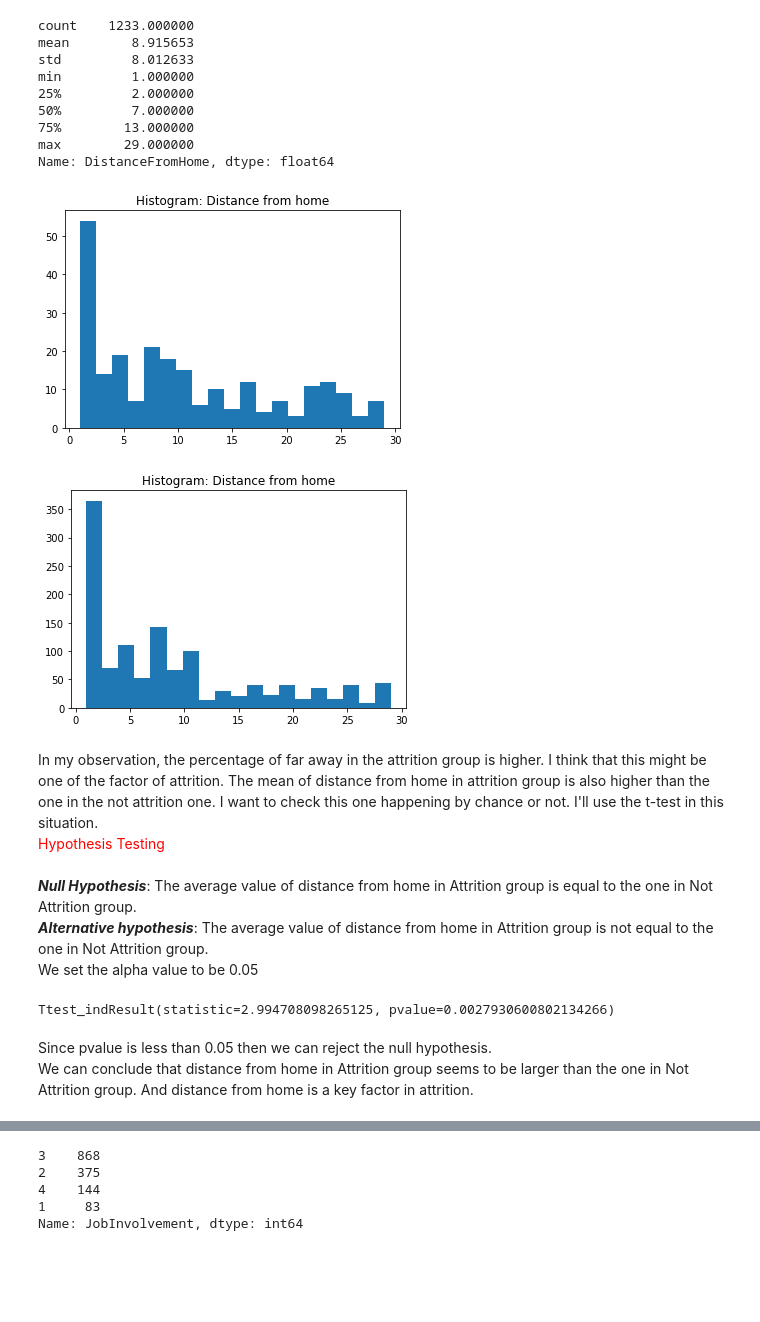
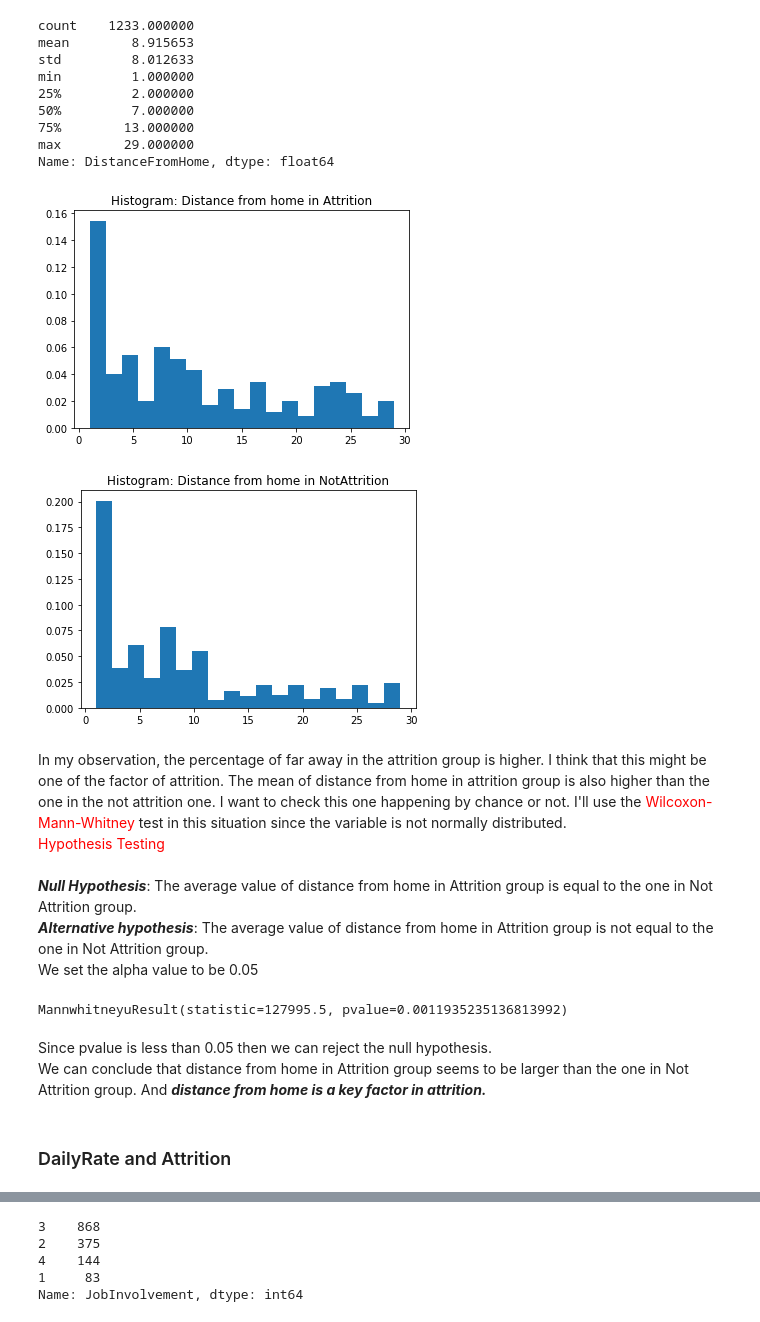
Before and after one commit to tcthanh812/CBD-Robotics, a Jupyter notebook: Assignment 2.ipynb, the cells around one changed output, grey strips where cells are left out. Drawn from its saved outputs; the diff is of its cells as text; code cells hidden in the pictures; blank space fills up the shorter version.

```diff
--- a/Assignment 2.ipynb
+++ b/Assignment 2.ipynb
@@ -315,20 +318,20 @@ max        29.000000
 Name: DistanceFromHome, dtype: float64
 # %%
 bins = np.linspace(1, 29, 20)
-pyplot.hist(Attrition['DistanceFromHome'],bins)
-pyplot.title('Histogram: Distance from home')
+pyplot.hist(Attrition['DistanceFromHome'],bins,density=True)
+pyplot.title('Histogram: Distance from home in Attrition')
 pyplot.show()
 # %% [output]
-[figure, old version]
+[figure, new version]
 # %%
 bins = np.linspace(1, 29, 20)
-pyplot.hist(NotAttrition['DistanceFromHome'],bins)
-pyplot.title('Histogram: Distance from home')
+pyplot.hist(NotAttrition['DistanceFromHome'],bins,density=True)
+pyplot.title('Histogram: Distance from home in NotAttrition')
 pyplot.show()
 # %% [output]
-[figure, old version]
+[figure, new version]
 # %% [markdown]
-In my observation, the percentage of far away in the attrition group is higher. I think that this might be one of the factor of attrition. The mean of distance from home in attrition group is also higher than the one in the not attrition one. I want to check this one happening by chance or not. I'll use the t-test in this situation.
+In my observation, the percentage of far away in the attrition group is higher. I think that this might be one of the factor of attrition. The mean of distance from home in attrition group is also higher than the one in the not attrition one. I want to check this one happening by chance or not. I'll use the <font color='red'>Wilcoxon-Mann-Whitney</font> test in this situation since the variable is not normally distributed.
 <br>
 <font color=red>Hypothesis Testing</font>
 <br>
@@ -339,10 +342,12 @@ In my observation, the percentage of far away in the attrition group is higher.
 <br>
 We set the alpha value to be 0.05
 # %%
-stats.ttest_ind(Attrition['DistanceFromHome'],NotAttrition['DistanceFromHome'])
+stats.mannwhitneyu(Attrition['DistanceFromHome'],NotAttrition['DistanceFromHome'])
 # %% [output]
-Ttest_indResult(statistic=2.994708098265125, pvalue=0.0027930600802134266)
+MannwhitneyuResult(statistic=127995.5, pvalue=0.0011935235136813992)
 # %% [markdown]
 Since pvalue is less than 0.05 then we can reject the null hypothesis.
 <br>
-We can conclude that distance from home in Attrition group seems to be larger than the one in Not Attrition group. And distance from home is a key factor in attrition.
+We can conclude that distance from home in Attrition group seems to be larger than the one in Not Attrition group. And ***distance from home is a key factor in attrition.***
+# %% [markdown]
+### DailyRate and Attrition
```
Also changed, not shown: parts of 42 cells of this notebook.
